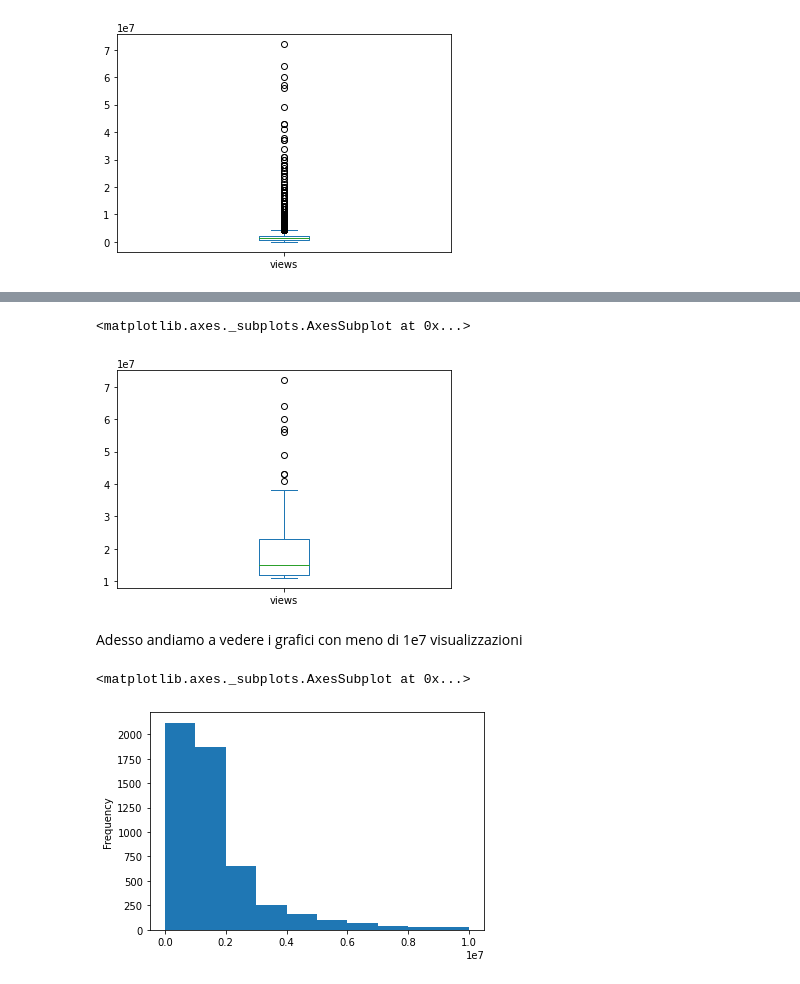
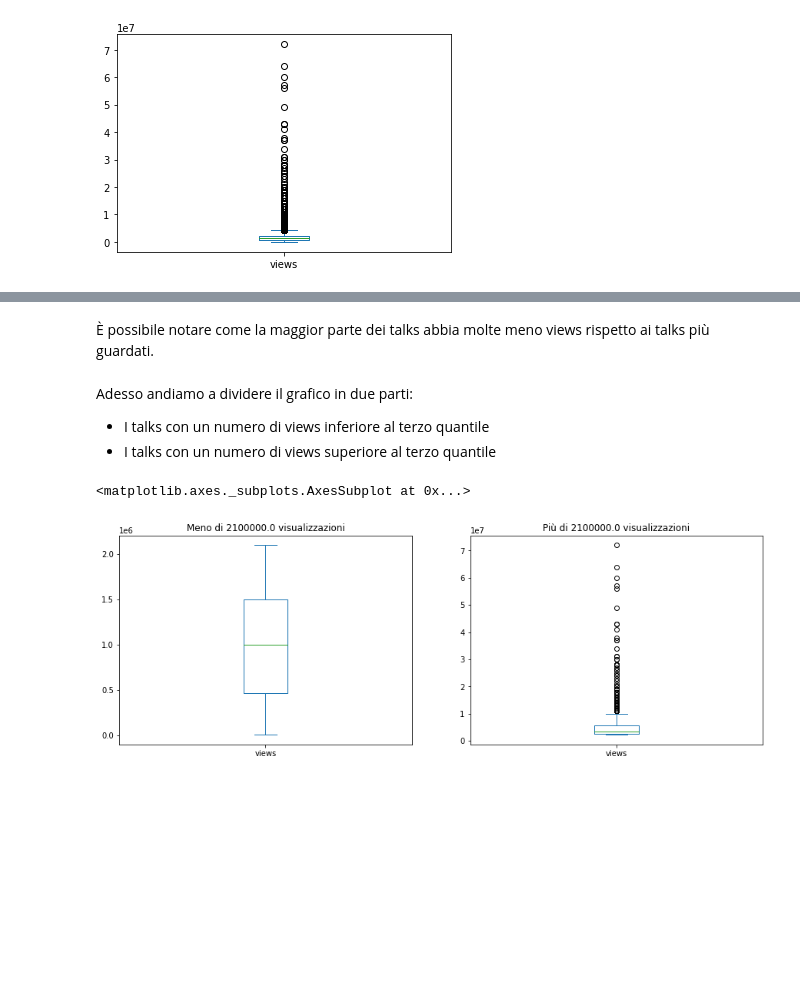
Before and after one commit to Fili00/Analisi_TedTalkDataset, a Jupyter notebook: progetto.ipynb, the cells around one changed output, grey strips where cells are left out. Saved outputs shown, nothing was run; the diff lists cells and outputs as text; code cells hidden in the pictures; blank space fills up the shorter version.

```diff
--- a/progetto.ipynb
+++ b/progetto.ipynb
@@ -314,20 +390,20 @@ ted['views'][moreThan].plot(kind='hist')
-# %%
-ted['views'][moreThan].plot(kind='box')
-# %% [output]
-<matplotlib.axes._subplots.AxesSubplot at 0x...>
-[figure, removed]
-# %% [markdown]
-Adesso andiamo a vedere i grafici con meno di 1e7 visualizzazioni
+# %% [markdown]
+È possibile notare come la maggior parte dei talks abbia molte meno views rispetto ai talks più guardati.
+# %% [markdown]
+Adesso andiamo a dividere il grafico in due parti:
+
+
+*   I talks con un numero di views inferiore al terzo quantile
+*   I talks con un numero di views superiore al terzo quantile
 # %%
-ted['views'][lessThan].plot(kind='hist')
-#lessThan = np.where(ted['views']<=1e7)[0]
-#moreThan = np.where(ted['views']>1e7)[0]
-
-#plt.figure(figsize=(15,5))
-#plt.subplot(1,2,1)
-#ted['views'][lessThan].plot(kind='hist', title="Meno di 1e7 visualizzazioni")
-#plt.subplot(1,2,2)
-#ted['views'][moreThan].plot(kind='hist', title="Più di 1e7 visualizzazioni")'''
+q3 = ted['views'].quantile(0.75)
+lessThan = np.where(ted['views']<=q3)[0]
+moreThan = np.where(ted['views']>q3)[0]
+plt.figure(figsize=(15,5))
+plt.subplot(1,2,1)
+ted['views'][lessThan].plot(kind='box', title="Meno di "+str(q3)+" visualizzazioni")
+plt.subplot(1,2,2)
+ted['views'][moreThan].plot(kind='box', title="Più di "+str(q3)+" visualizzazioni")
 # %% [output]
 <matplotlib.axes._subplots.AxesSubplot at 0x...>
-[figure, old version]
+[figure, new version]
```
Also changed, not shown: parts of 17 cells of this notebook.
